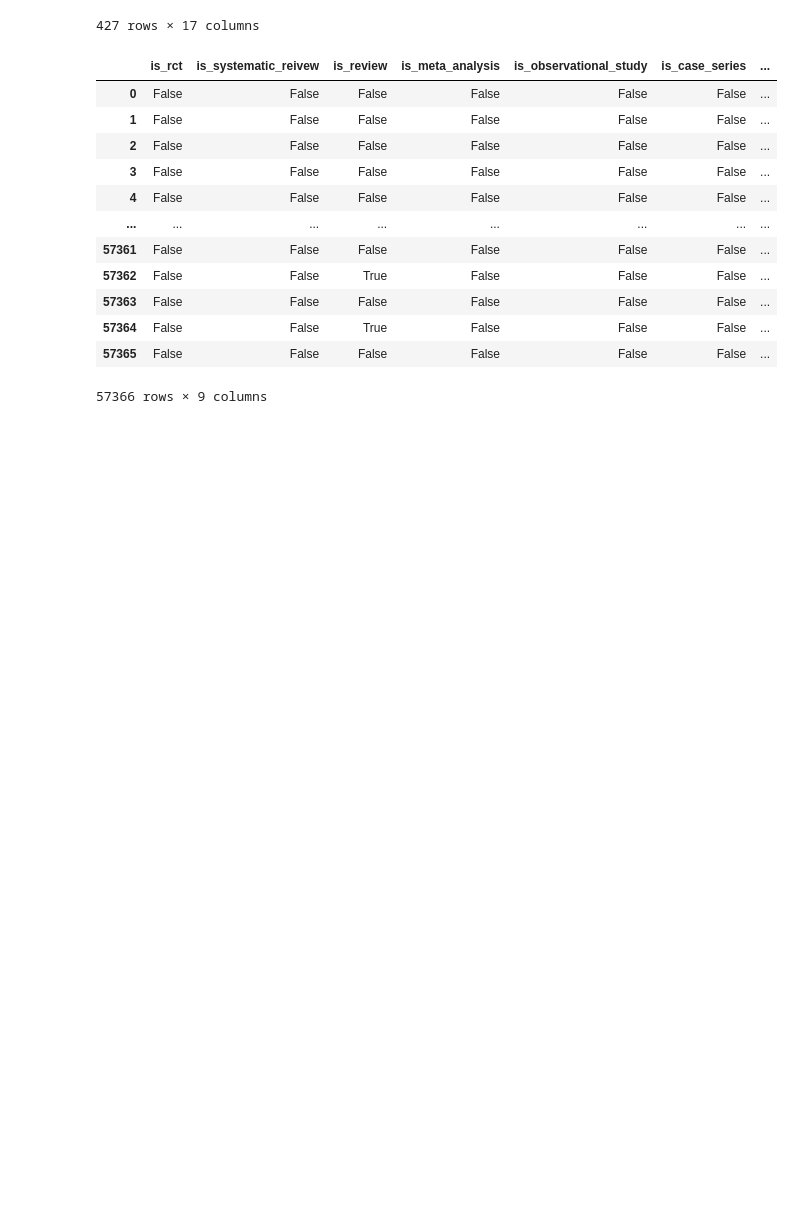
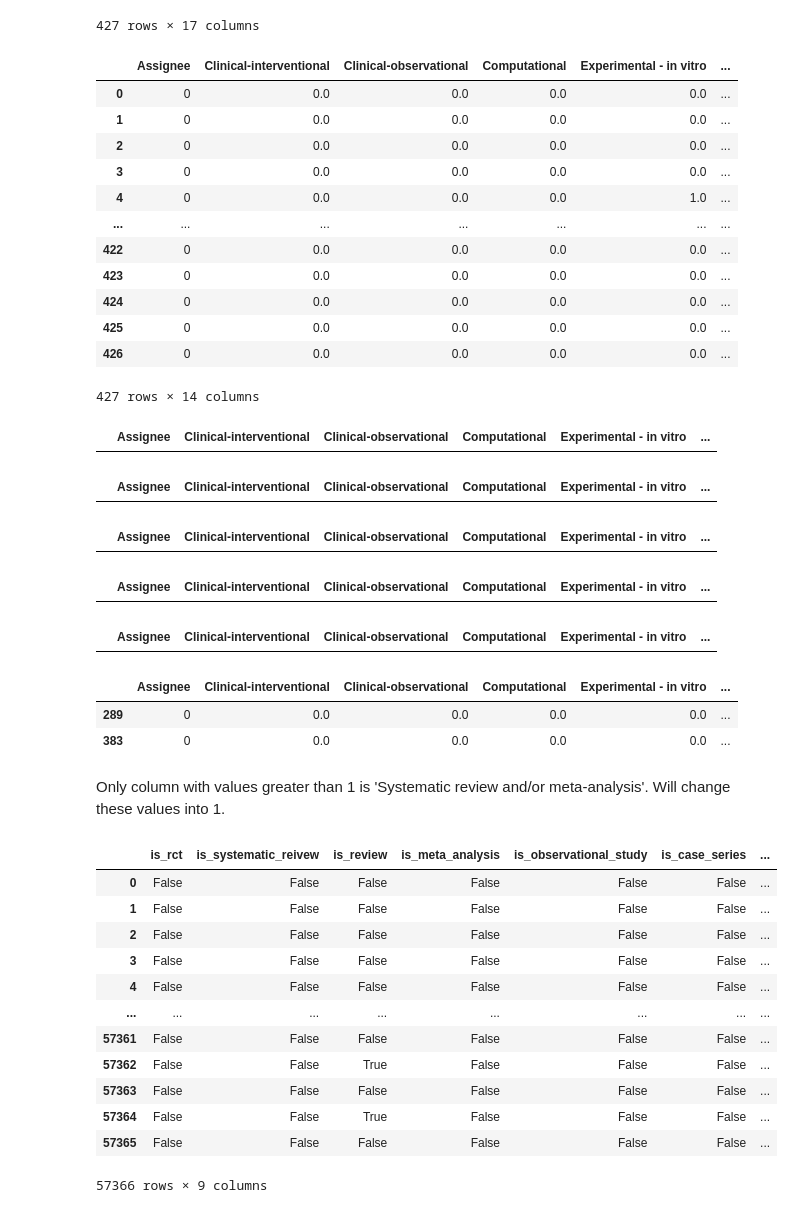
Before and after one commit to mindyng/Covid19, a Jupyter notebook: StudyTypeAnnotations.ipynb, the cells around one changed output. Saved outputs shown, nothing was run; the diff lists cells and outputs as text; code cells hidden in the pictures; blank space fills up the shorter version.

```diff
--- a/StudyTypeAnnotations.ipynb
+++ b/StudyTypeAnnotations.ipynb
@@ -350,3 +350,48 @@ cw_merge
 | 425 | jeivw926 | 6bef9eb1c377ae09eaaa5213fb68e74e9... | ['review', 'genetic', 'clinical'] | NaN | jeivw926 | 6bef9eb1c377ae09eaaa5213fb68e74e9... | Perinatal death investigations: W... | https://doi.org/10.1016/j.siny.20... | NaN | ... |
 | 426 | jngto9kv | 31105078a2953217223699d09c6a80d0f... | ['review'] | NaN | jngto9kv | 31105078a2953217223699d09c6a80d0f... | Infecciones virales graves en pac... | https://doi.org/10.1016/j.medin.2... | NaN | ... |
 427 rows × 17 columns
+# %%
+cw_merge = cw_merge.groupby(cw_merge.columns, axis=1).sum()
+cw_merge
+# %% [output]
+|  | Assignee | Clinical-interventional | Clinical-observational | Computational | Experimental - in vitro | ... |
+| 0 | 0 | 0.0 | 0.0 | 0.0 | 0.0 | ... |
+| 1 | 0 | 0.0 | 0.0 | 0.0 | 0.0 | ... |
+| 2 | 0 | 0.0 | 0.0 | 0.0 | 0.0 | ... |
+| 3 | 0 | 0.0 | 0.0 | 0.0 | 0.0 | ... |
+| 4 | 0 | 0.0 | 0.0 | 0.0 | 1.0 | ... |
+| ... | ... | ... | ... | ... | ... | ... |
+| 422 | 0 | 0.0 | 0.0 | 0.0 | 0.0 | ... |
+| 423 | 0 | 0.0 | 0.0 | 0.0 | 0.0 | ... |
+| 424 | 0 | 0.0 | 0.0 | 0.0 | 0.0 | ... |
+| 425 | 0 | 0.0 | 0.0 | 0.0 | 0.0 | ... |
+| 426 | 0 | 0.0 | 0.0 | 0.0 | 0.0 | ... |
+427 rows × 14 columns
+# %%
+cw_merge[cw_merge['Clinical-interventional'] > 1]
+# %% [output]
+|  | Assignee | Clinical-interventional | Clinical-observational | Computational | Experimental - in vitro | ... |
+# %%
+cw_merge[cw_merge['Clinical-observational'] > 1]
+# %% [output]
+|  | Assignee | Clinical-interventional | Clinical-observational | Computational | Experimental - in vitro | ... |
+# %%
+cw_merge[cw_merge['Computational'] > 1]
+# %% [output]
+|  | Assignee | Clinical-interventional | Clinical-observational | Computational | Experimental - in vitro | ... |
+# %%
+cw_merge[cw_merge['Experimental - in vitro'] > 1]
+# %% [output]
+|  | Assignee | Clinical-interventional | Clinical-observational | Computational | Experimental - in vitro | ... |
+# %%
+cw_merge[cw_merge['Experimental - in vivo'] > 1]
+# %% [output]
+|  | Assignee | Clinical-interventional | Clinical-observational | Computational | Experimental - in vitro | ... |
+# %%
+cw_merge[cw_merge['Systematic review and/or meta-analysis'] > 1]
+# %% [output]
+|  | Assignee | Clinical-interventional | Clinical-observational | Computational | Experimental - in vitro | ... |
+| 289 | 0 | 0.0 | 0.0 | 0.0 | 0.0 | ... |
+| 383 | 0 | 0.0 | 0.0 | 0.0 | 0.0 | ... |
+# %% [markdown]
+Only column with values greater than 1 is 'Systematic review and/or meta-analysis'. Will change these values into 1.
```
Also changed, not shown: parts of 2 cells of this notebook.
